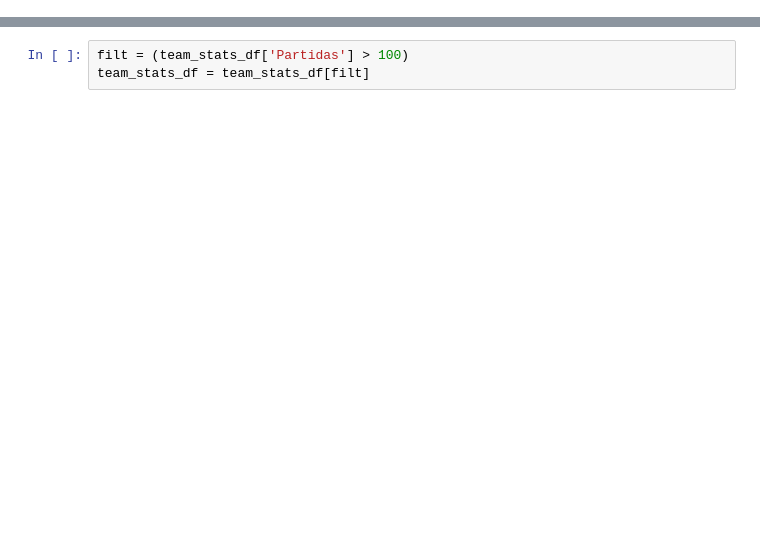
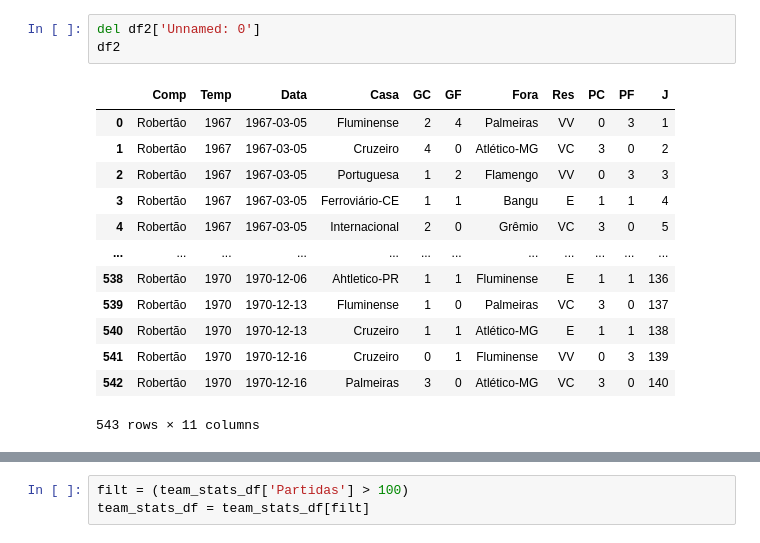
Before and after one commit to JotapeJorge/corinthians-data-analysis, a Jupyter notebook: tournaments_analysis/brasileirao_statistics_1971_1976.ipynb, the cells around one changed output, grey strips where cells are left out. Cells and saved outputs as stored; diff of their text form; blank space fills up the shorter version.

```diff
--- a/tournaments_analysis/brasileirao_statistics_1971_1976.ipynb
+++ b/tournaments_analysis/brasileirao_statistics_1971_1976.ipynb
@@ -66,0 +29,17 @@ df
+# %%
+del df2['Unnamed: 0']
+df2
+# %% [output]
+|  | Comp | Temp | Data | Casa | GC | GF | Fora | Res | PC | PF | J |
+| 0 | Robertão | 1967 | 1967-03-05 | Fluminense | 2 | 4 | Palmeiras | VV | 0 | 3 | 1 |
+| 1 | Robertão | 1967 | 1967-03-05 | Cruzeiro | 4 | 0 | Atlético-MG | VC | 3 | 0 | 2 |
+| 2 | Robertão | 1967 | 1967-03-05 | Portuguesa | 1 | 2 | Flamengo | VV | 0 | 3 | 3 |
+| 3 | Robertão | 1967 | 1967-03-05 | Ferroviário-CE | 1 | 1 | Bangu | E | 1 | 1 | 4 |
+| 4 | Robertão | 1967 | 1967-03-05 | Internacional | 2 | 0 | Grêmio | VC | 3 | 0 | 5 |
+| ... | ... | ... | ... | ... | ... | ... | ... | ... | ... | ... | ... |
+| 538 | Robertão | 1970 | 1970-12-06 | Ahtletico-PR | 1 | 1 | Fluminense | E | 1 | 1 | 136 |
+| 539 | Robertão | 1970 | 1970-12-13 | Fluminense | 1 | 0 | Palmeiras | VC | 3 | 0 | 137 |
+| 540 | Robertão | 1970 | 1970-12-13 | Cruzeiro | 1 | 1 | Atlético-MG | E | 1 | 1 | 138 |
+| 541 | Robertão | 1970 | 1970-12-16 | Cruzeiro | 0 | 1 | Fluminense | VV | 0 | 3 | 139 |
+| 542 | Robertão | 1970 | 1970-12-16 | Palmeiras | 3 | 0 | Atlético-MG | VC | 3 | 0 | 140 |
+543 rows × 11 columns
```
Also changed, not shown: parts of 13 cells of this notebook, 54 other files.
